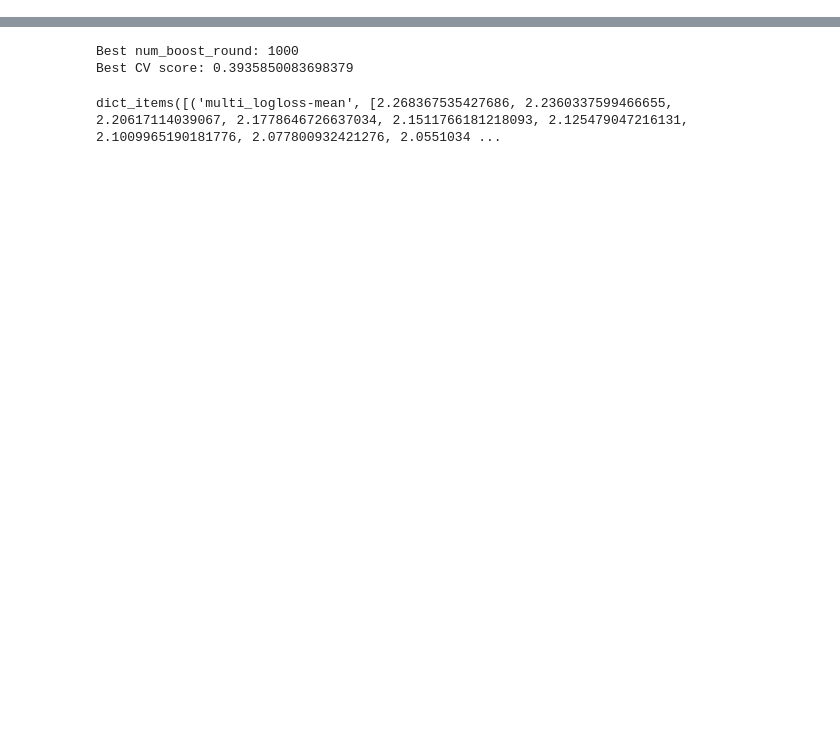
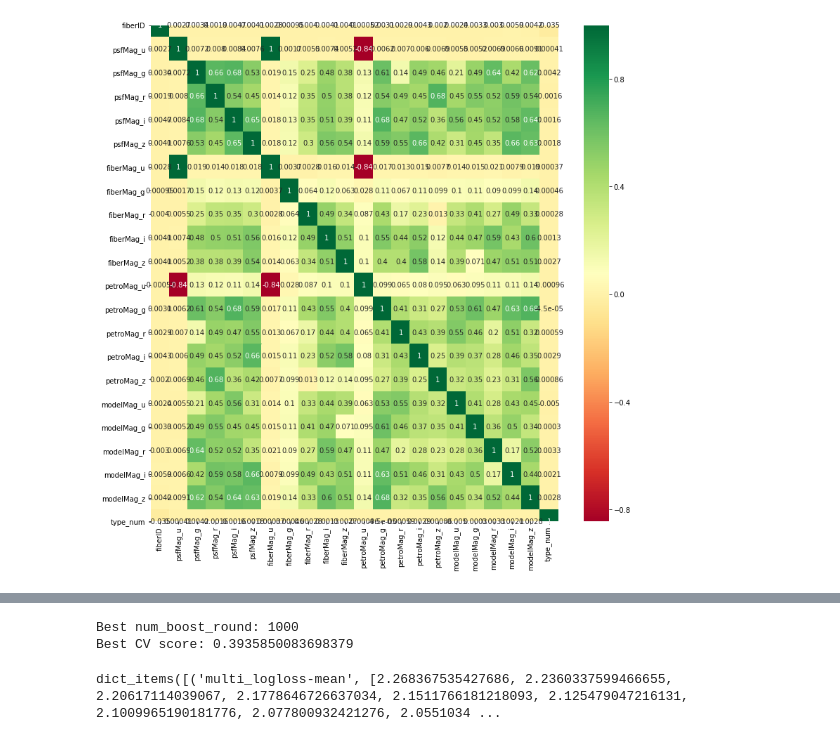
Before and after one commit to GyuYoungCho/machine_learning_Data_analysis, a Jupyter notebook: Dacon/process1.ipynb, the cells around one changed output, grey strips where cells are left out. Cells and saved outputs as stored; diff of their text form; code cells hidden in the pictures; blank space fills up the shorter version.

```diff
--- a/Dacon/process1.ipynb
+++ b/Dacon/process1.ipynb
@@ -45,0 +66,6 @@ test_x_sc = scaler.transform(test_x)
+# %%
+corrmat = train.corr()
+plt.figure(figsize=(13,13))
+g = sns.heatmap(corrmat,annot=True,cmap="RdYlGn")
+# %% [output]
+[figure, added]
```
Also changed, not shown: parts of 41 cells of this notebook, 1 other file.
